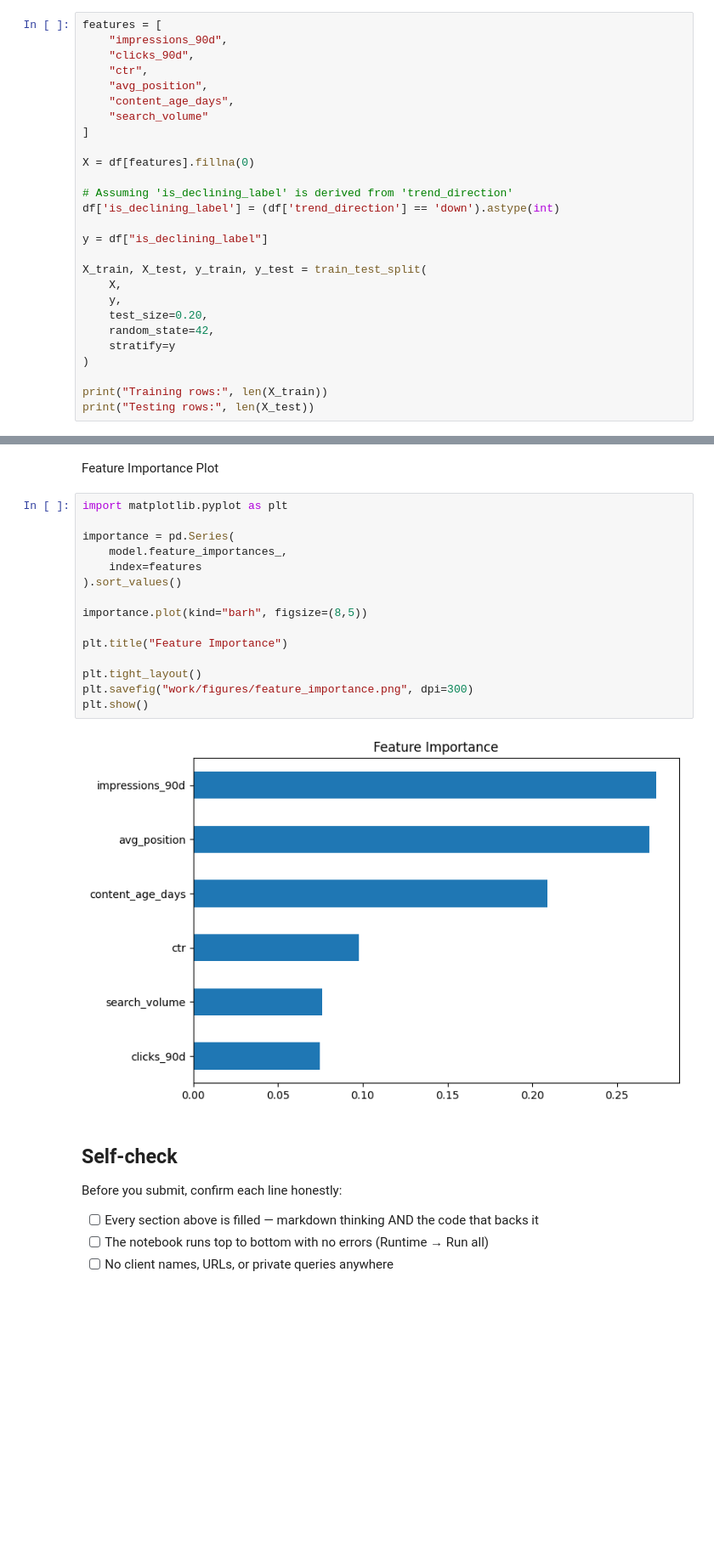
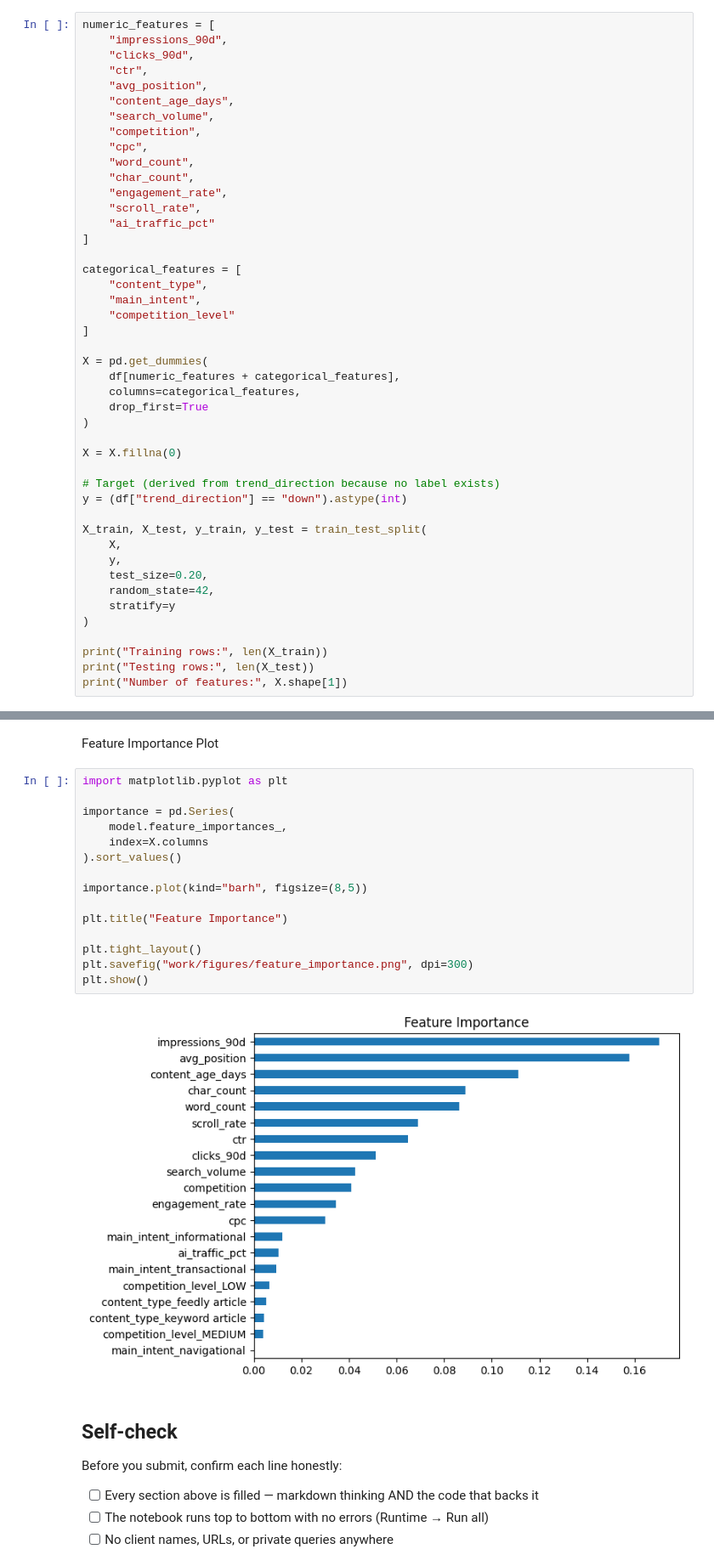
Before and after one commit to muneebulhaq02/flyrank-ml-internship, a Jupyter notebook: work/notebooks/w05_model.ipynb, the cells around one changed output, grey strips where cells are left out. Shown at 85% size. Cells and saved outputs as stored; diff of their text form; blank space fills up the shorter version.

```diff
--- a/work/notebooks/w05_model.ipynb
+++ b/work/notebooks/w05_model.ipynb
@@ -75,19 +74,36 @@ Only features available before prediction are included. Label-derived fields, pr
 # %%
-features = [
+numeric_features = [
     "impressions_90d",
     "clicks_90d",
     "ctr",
     "avg_position",
     "content_age_days",
-    "search_volume"
+    "search_volume",
+    "competition",
+    "cpc",
+    "word_count",
+    "char_count",
+    "engagement_rate",
+    "scroll_rate",
+    "ai_traffic_pct"
 ]
 
-X = df[features].fillna(0)
+categorical_features = [
+    "content_type",
+    "main_intent",
+    "competition_level"
+]
 
-# Assuming 'is_declining_label' is derived from 'trend_direction'
-df['is_declining_label'] = (df['trend_direction'] == 'down').astype(int)
+X = pd.get_dummies(
+    df[numeric_features + categorical_features],
+    columns=categorical_features,
+    drop_first=True
+)
 
-y = df["is_declining_label"]
+X = X.fillna(0)
+
+# Target (derived from trend_direction because no label exists)
+y = (df["trend_direction"] == "down").astype(int)
 
 X_train, X_test, y_train, y_test = train_test_split(
     X,
@@ -99,6 +115,7 @@ X_train, X_test, y_train, y_test = train_test_split(
 
 print("Training rows:", len(X_train))
 print("Testing rows:", len(X_test))
+print("Number of features:", X.shape[1])
 # %% [output]
 Training rows: 24000
 Testing rows: 6000
@@ -305,20 +330,20 @@ Feature Importance Plot
 # %%
 import matplotlib.pyplot as plt
 
 importance = pd.Series(
     model.feature_importances_,
-    index=features
+    index=X.columns
 ).sort_values()
 
 importance.plot(kind="barh", figsize=(8,5))
 
 plt.title("Feature Importance")
 
 plt.tight_layout()
 plt.savefig("work/figures/feature_importance.png", dpi=300)
 plt.show()
 # %% [output]
-[figure, old version]
+[figure, new version]
 # %% [markdown]
 ## Self-check
 
```
Also changed, not shown: parts of 12 cells of this notebook.
